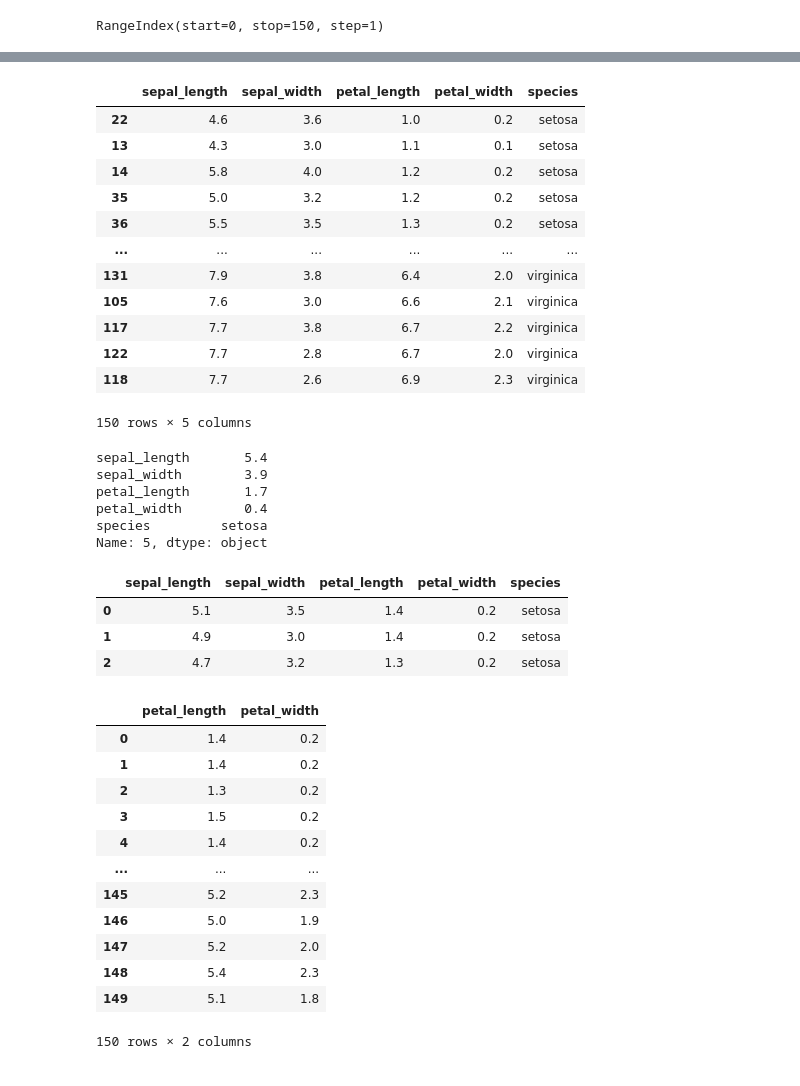
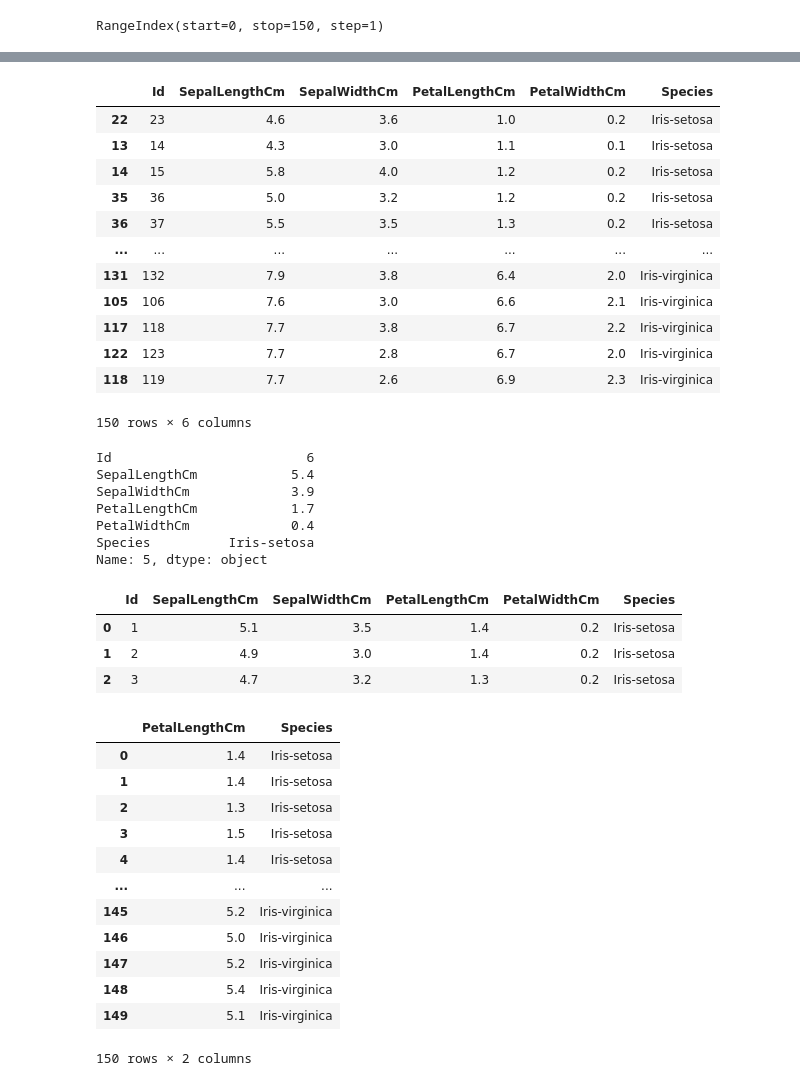
Before and after one commit to Tejas9523/DSL, a Jupyter notebook: sl3pr1.ipynb, the cells around one changed output, grey strips where cells are left out. Saved outputs shown, nothing was run; the diff lists cells and outputs as text; code cells hidden in the pictures.

```diff
--- a/sl3pr1.ipynb
+++ b/sl3pr1.ipynb
@@ -7,0 +5,2 @@ df = sns.load_dataset('iris')
+# %%
+df=pd.read_csv('iris.csv')
@@ -117,49 +114,50 @@ df.sort_index(axis=1,ascending=False)
 # %%
-df.sort_values(by='petal_length')
+df.sort_values(by='PetalLengthCm')
 # %% [output]
-|  | sepal_length | sepal_width | petal_length | petal_width | species |
-| 22 | 4.6 | 3.6 | 1.0 | 0.2 | setosa |
-| 13 | 4.3 | 3.0 | 1.1 | 0.1 | setosa |
-| 14 | 5.8 | 4.0 | 1.2 | 0.2 | setosa |
-| 35 | 5.0 | 3.2 | 1.2 | 0.2 | setosa |
-| 36 | 5.5 | 3.5 | 1.3 | 0.2 | setosa |
-| ... | ... | ... | ... | ... | ... |
-| 131 | 7.9 | 3.8 | 6.4 | 2.0 | virginica |
-| 105 | 7.6 | 3.0 | 6.6 | 2.1 | virginica |
-| 117 | 7.7 | 3.8 | 6.7 | 2.2 | virginica |
-| 122 | 7.7 | 2.8 | 6.7 | 2.0 | virginica |
-| 118 | 7.7 | 2.6 | 6.9 | 2.3 | virginica |
+|  | Id | SepalLengthCm | SepalWidthCm | PetalLengthCm | PetalWidthCm | Species |
+| 22 | 23 | 4.6 | 3.6 | 1.0 | 0.2 | Iris-setosa |
+| 13 | 14 | 4.3 | 3.0 | 1.1 | 0.1 | Iris-setosa |
+| 14 | 15 | 5.8 | 4.0 | 1.2 | 0.2 | Iris-setosa |
+| 35 | 36 | 5.0 | 3.2 | 1.2 | 0.2 | Iris-setosa |
+| 36 | 37 | 5.5 | 3.5 | 1.3 | 0.2 | Iris-setosa |
+| ... | ... | ... | ... | ... | ... | ... |
+| 131 | 132 | 7.9 | 3.8 | 6.4 | 2.0 | Iris-virginica |
+| 105 | 106 | 7.6 | 3.0 | 6.6 | 2.1 | Iris-virginica |
+| 117 | 118 | 7.7 | 3.8 | 6.7 | 2.2 | Iris-virginica |
+| 122 | 123 | 7.7 | 2.8 | 6.7 | 2.0 | Iris-virginica |
+| 118 | 119 | 7.7 | 2.6 | 6.9 | 2.3 | Iris-virginica |
-150 rows × 5 columns
+150 rows × 6 columns
 # %%
 df.iloc[5]
 # %% [output]
-sepal_length       5.4
-sepal_width        3.9
-petal_length       1.7
-petal_width        0.4
-species         setosa
+Id                         6
+SepalLengthCm            5.4
+SepalWidthCm             3.9
+PetalLengthCm            1.7
+PetalWidthCm             0.4
+Species          Iris-setosa
 Name: 5, dtype: object
 # %%
 df[0:3]
 # %% [output]
-|  | sepal_length | sepal_width | petal_length | petal_width | species |
-| 0 | 5.1 | 3.5 | 1.4 | 0.2 | setosa |
-| 1 | 4.9 | 3.0 | 1.4 | 0.2 | setosa |
-| 2 | 4.7 | 3.2 | 1.3 | 0.2 | setosa |
+|  | Id | SepalLengthCm | SepalWidthCm | PetalLengthCm | PetalWidthCm | Species |
+| 0 | 1 | 5.1 | 3.5 | 1.4 | 0.2 | Iris-setosa |
+| 1 | 2 | 4.9 | 3.0 | 1.4 | 0.2 | Iris-setosa |
+| 2 | 3 | 4.7 | 3.2 | 1.3 | 0.2 | Iris-setosa |
 # %%
-df.loc[:,['petal_length','petal_width']]
+df.loc[:,['PetalLengthCm','Species']]
 # %% [output]
-|  | petal_length | petal_width |
-| 0 | 1.4 | 0.2 |
-| 1 | 1.4 | 0.2 |
-| 2 | 1.3 | 0.2 |
-| 3 | 1.5 | 0.2 |
-| 4 | 1.4 | 0.2 |
+|  | PetalLengthCm | Species |
+| 0 | 1.4 | Iris-setosa |
+| 1 | 1.4 | Iris-setosa |
+| 2 | 1.3 | Iris-setosa |
+| 3 | 1.5 | Iris-setosa |
+| 4 | 1.4 | Iris-setosa |
 | ... | ... | ... |
-| 145 | 5.2 | 2.3 |
-| 146 | 5.0 | 1.9 |
-| 147 | 5.2 | 2.0 |
-| 148 | 5.4 | 2.3 |
-| 149 | 5.1 | 1.8 |
+| 145 | 5.2 | Iris-virginica |
+| 146 | 5.0 | Iris-virginica |
+| 147 | 5.2 | Iris-virginica |
+| 148 | 5.4 | Iris-virginica |
+| 149 | 5.1 | Iris-virginica |
 150 rows × 2 columns
 # %%
```
Also changed, not shown: parts of 40 cells of this notebook.
